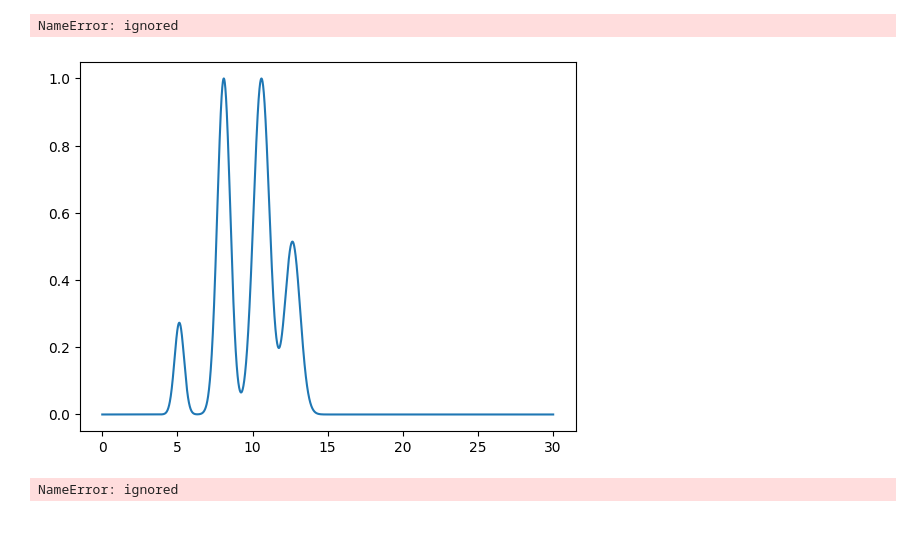
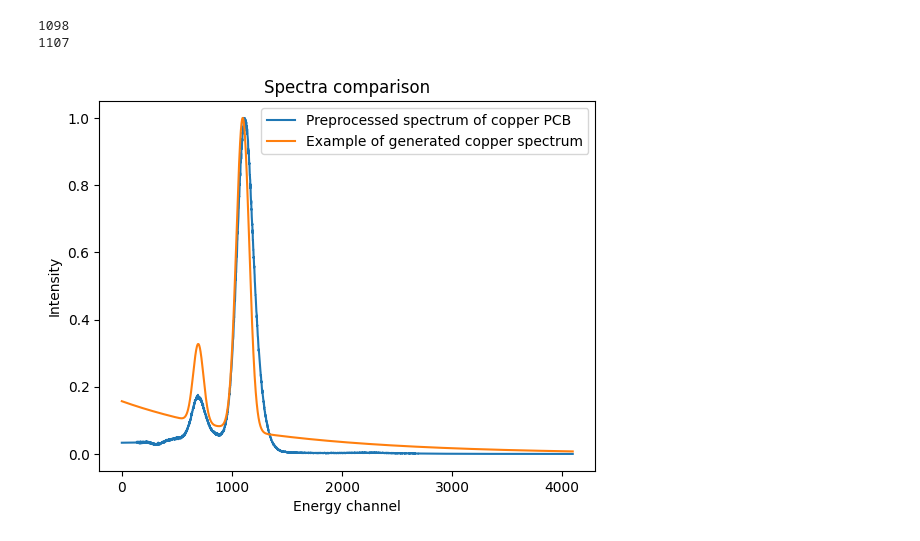
Before and after one commit to erzar0/1d-vit-for-classification-of-xrf-spectra, a Jupyter notebook: proof_of_concept.ipynb, the cells around one changed output. Drawn from its saved outputs; the diff is of its cells as text; code cells hidden in the pictures.

```diff
--- a/proof_of_concept.ipynb
+++ b/proof_of_concept.ipynb
@@ -606,20 +618,18 @@ plt.plot(example_X[0])
-# %%
-n = 12
-plt.plot(np.linspace(0,30, 4096), example_X[0])
-y_pred = model(torch.tensor(example_X[n].reshape(1, 1, 4096)).float().to(DEVICE))[0]
-get_percentages_y(example_y[n])
-get_percentages_y(y_pred.tolist())
-# %% [output]
-NameError: ignored
-[figure, removed]
-# %%
-y_pred = model(torch.tensor(np.linspace(0, 1, 4096).reshape(1, 1 ,4096)).float().to(DEVICE))[0]
-print(array)
-get_percentages_y(y_pred.tolist())
-print(attention_weights)
-# plt.figure(1)
-# plt.plot(np.linspace(0,30, 4096), array)
-# plt.figure(2)
-# plot_attention_weights(model, 5)
-# %% [output]
-NameError: ignored
+# %%
+import time
+preprocessed_spectrum = np.load("copper_pcb_preprocessed_spectrum.npy")
+example_X, example_y = generate_training_data(element_lines, mu_max_err = 0.002, sigma_max_err = 0.00, mu_max_err_global = 0.00, samples=100,  elements_per_sample=10, element_numbers = [9], use_percentages=True)
+print(np.argmax(example_X[0]))
+print(np.argmax(preprocessed_spectrum))
+
+plt.xlabel("Energy channel")
+plt.ylabel("Intensity")
+plt.title("Spectra comparison")
+plt.plot(preprocessed_spectrum, label="Preprocessed spectrum of copper PCB")
+plt.plot(example_X[0], label="Example of generated copper spectrum")
+plt.legend()
+plt.savefig("spectra-comparison.svg")
+# %% [output]
+1098
+1107
+[figure, added]
```
Also changed, not shown: parts of 15 cells of this notebook.
